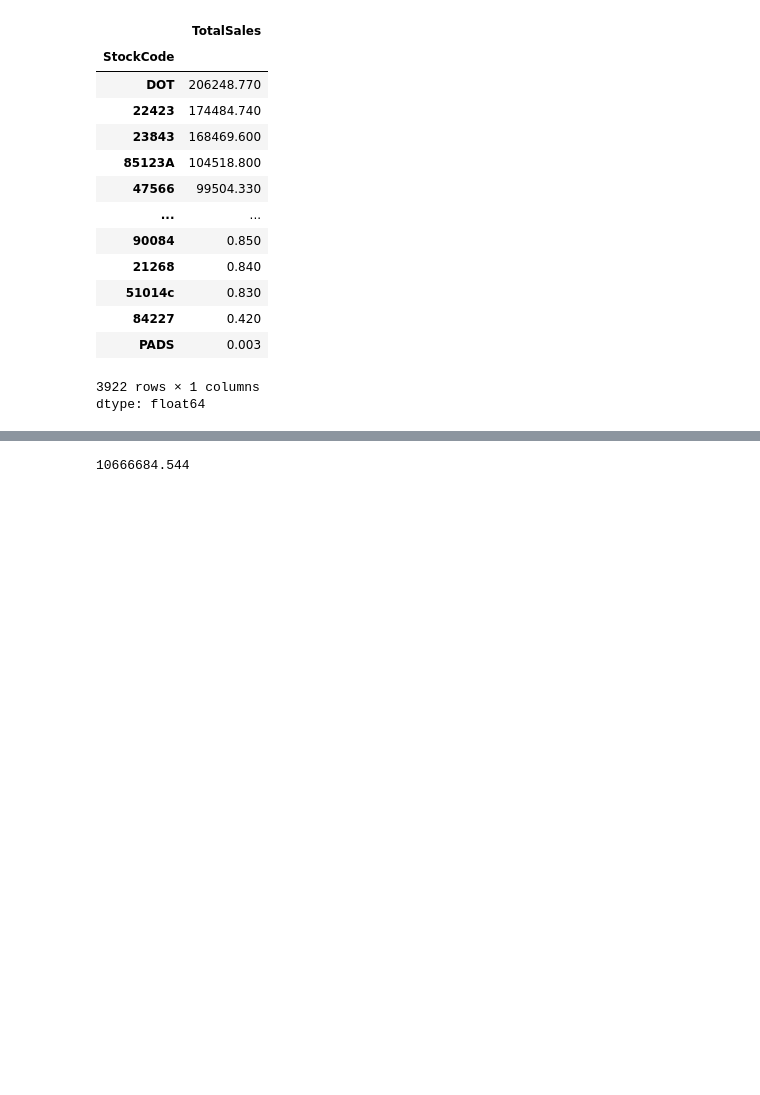
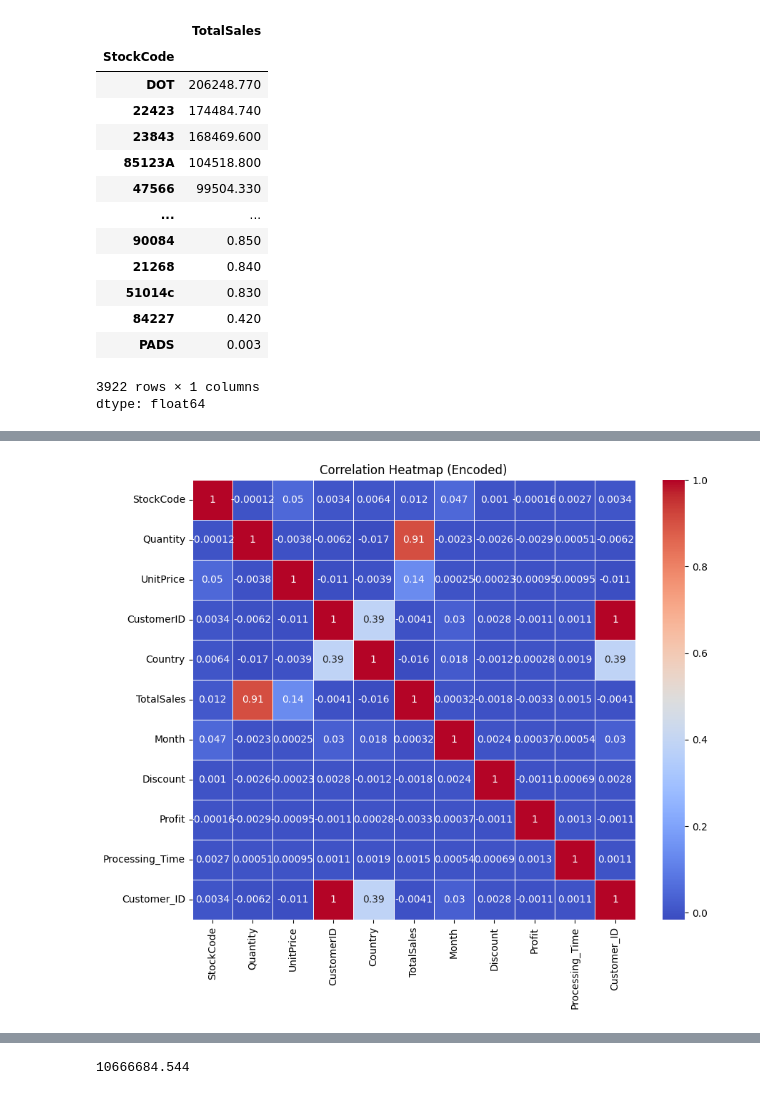
Before and after one commit to SakshamTapadia/Retail-Analysis, a Jupyter notebook: RetailAnalysis.ipynb, the cells around one changed output, grey strips where cells are left out. Drawn from its saved outputs; the diff is of its cells as text; code cells hidden in the pictures; blank space fills up the shorter version.

```diff
--- a/RetailAnalysis.ipynb
+++ b/RetailAnalysis.ipynb
@@ -403,0 +440,18 @@ dtype: float64
+# %%
+from sklearn.preprocessing import LabelEncoder
+
+df_encoded = df4.copy()
+encoder = LabelEncoder()
+
+# Encode categorical columns
+for col in ["StockCode", "Country"]:
+    df_encoded[col] = encoder.fit_transform(df_encoded[col])
+
+# Select numeric columns and plot heatmap
+plt.figure(figsize=(10, 8))
+df_numeric = df_encoded.select_dtypes(include=["number"])
+sns.heatmap(df_numeric.corr(), annot=True, cmap="coolwarm", linewidths=0.5)
+plt.title("Correlation Heatmap (Encoded)")
+plt.show()
+# %% [output]
+[figure, added]
```
Also changed, not shown: parts of 19 cells of this notebook.
